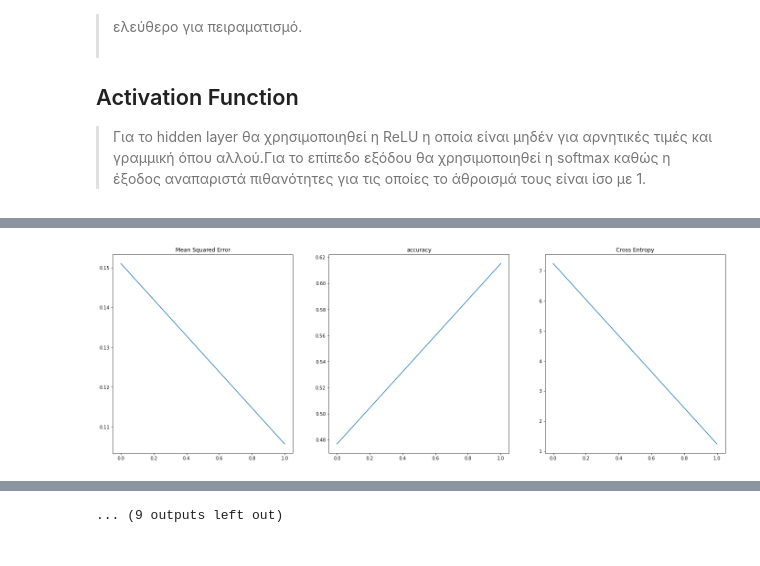
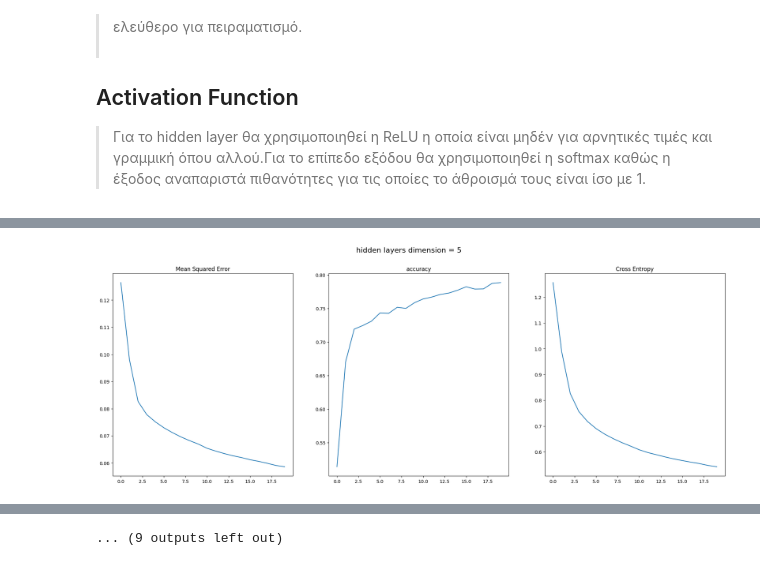
Before and after one commit to alexva1/Computational_Intelligence, a Jupyter notebook: notebook/Code.ipynb, the cells around one changed output, grey strips where cells are left out. Drawn from its saved outputs; the diff is of its cells as text; code cells hidden in the pictures.

```diff
--- a/notebook/Code.ipynb
+++ b/notebook/Code.ipynb
@@ -129,7 +148,11 @@ def average(history):
     avg_crossentropy.append(temp_crossentropy)
   return [avg_mse,avg_accuracy,avg_crossentropy]
 # %%
-epoch = 2
+from keras.optimizers import Adam
+from keras.losses import CategoricalCrossentropy
+from keras.metrics import CategoricalAccuracy, MeanSquaredError
+
+epoch = 20
 batch_size = 100
 
 metrics = []
@@ -140,14 +163,14 @@ avg_history = []
 #number of input features
 input_dim = 18
 
-#number of nodes in hidden layer
+#number of nodes in hidden layer for each experiment
 hidden_dim = [5,11,23]
 
 #number of output
 output_dim = 5
 
-for i in range(3):
-  for train_idx, test_idx in kf.split(dataset):
+for i in range(len(hidden_dim)):
+  for train_idx, test_idx in kf.split(X,labels):
       # create a sequential model
       model = Sequential()
       # add a hidden layer with hidden_dim neurons and ReLU activation function
@@ -155,15 +178,24 @@ for i in range(3):
       # add an output layer with 5 neurons and softmax activation function
       model.add(Dense(output_dim, activation='softmax'))
       #compile the model
-      model.compile(loss='categorical_crossentropy', optimizer='adam', metrics=['accuracy','mse'])
+      model.compile(optimizer=Adam(learning_rate=0.001),
+                    loss=CategoricalCrossentropy(),
+                    metrics=[CategoricalAccuracy(),
+                             MeanSquaredError()
+                             ]
+                    )
 
       # split dataset into test set and train set
       X_train, X_test = X.iloc[train_idx], X.iloc[test_idx]
       y_train, y_test = Y.iloc[train_idx], Y.iloc[test_idx]
 
       # keep track of history and metrics
-      history.append(model.fit(X_train, y_train, epochs=epoch,batch_size=batch_size ,  validation_data=(X_test, y_test)))
+      history.append(model.fit(X_train, y_train, epochs=epoch,batch_size=batch_size ,  validation_data=(X_test, y_test), verbose='none'))
       metrics.append(model.evaluate(X_test, y_test))
-  avg_history.append(average(history))
+  avg_history.append(average(history,NumOfFolds))
   avg_metrics.append(np.mean(metrics, axis=0))
+
+  #clear history
+  history = []
+  metrics = []
 # %% [output]
@@ -187,30 +219,33 @@ Epoch 2/2
 # %%
 import matplotlib.pyplot as plt
 from google.colab import widgets
 from google.colab import output
 
 
-tb = widgets.TabBar([str(i) for i in range(3)])
-for i in range(3):
-  with tb.output_to(i, select=(i < 3)):
-    fig, axes = plt.subplots(nrows=1, ncols=3, figsize=(24, 8))
+tb = widgets.TabBar([str(i) for i in range(len(hidden_dim))])
+for i in range(len(hidden_dim)):
+  fig, axes = plt.subplots(nrows=1, ncols=len(hidden_dim), figsize=(24, 8))
+  with tb.output_to(i, select=(i < len(hidden_dim))):
     axes[0].plot(avg_history[i][0])
     axes[0].set_title('Mean Squared Error')
 
     axes[1].plot(avg_history[i][1])
     axes[1].set_title('accuracy')
 
     axes[2].plot(avg_history[i][2])
     axes[2].set_title('Cross Entropy')
+
+    fig.suptitle('hidden layers dimension = '+str(hidden_dim[i]), fontsize=16)
+    plt.show()
 # %% [output]
 [interactive output not drawn]
 [interactive output not drawn]
 [interactive output not drawn]
 [interactive output not drawn]
 [interactive output not drawn]
 [interactive output not drawn]
 [interactive output not drawn]
-[figure, old version]
+[figure, new version]
 [interactive output not drawn]
 [interactive output not drawn]
 [interactive output not drawn]
```
Also changed, not shown: parts of 8 cells of this notebook.
